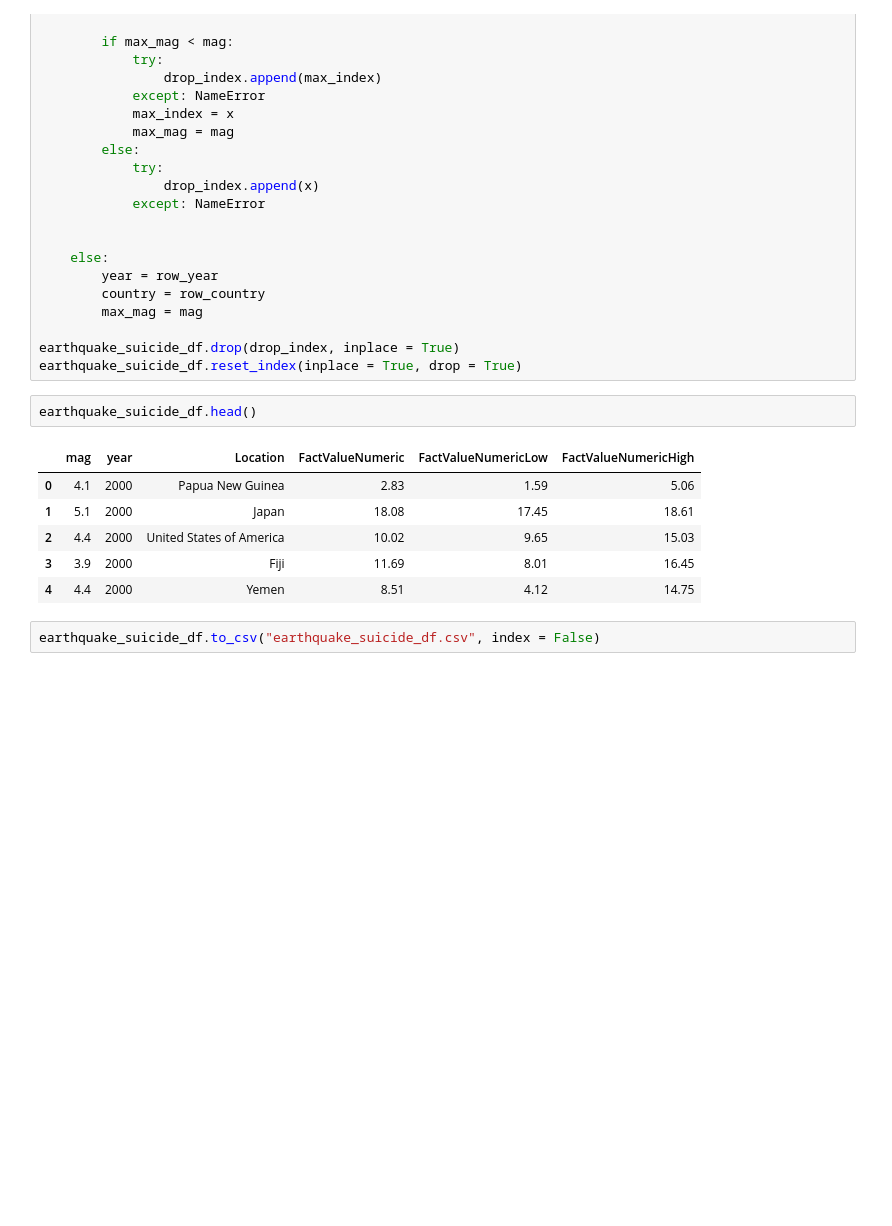
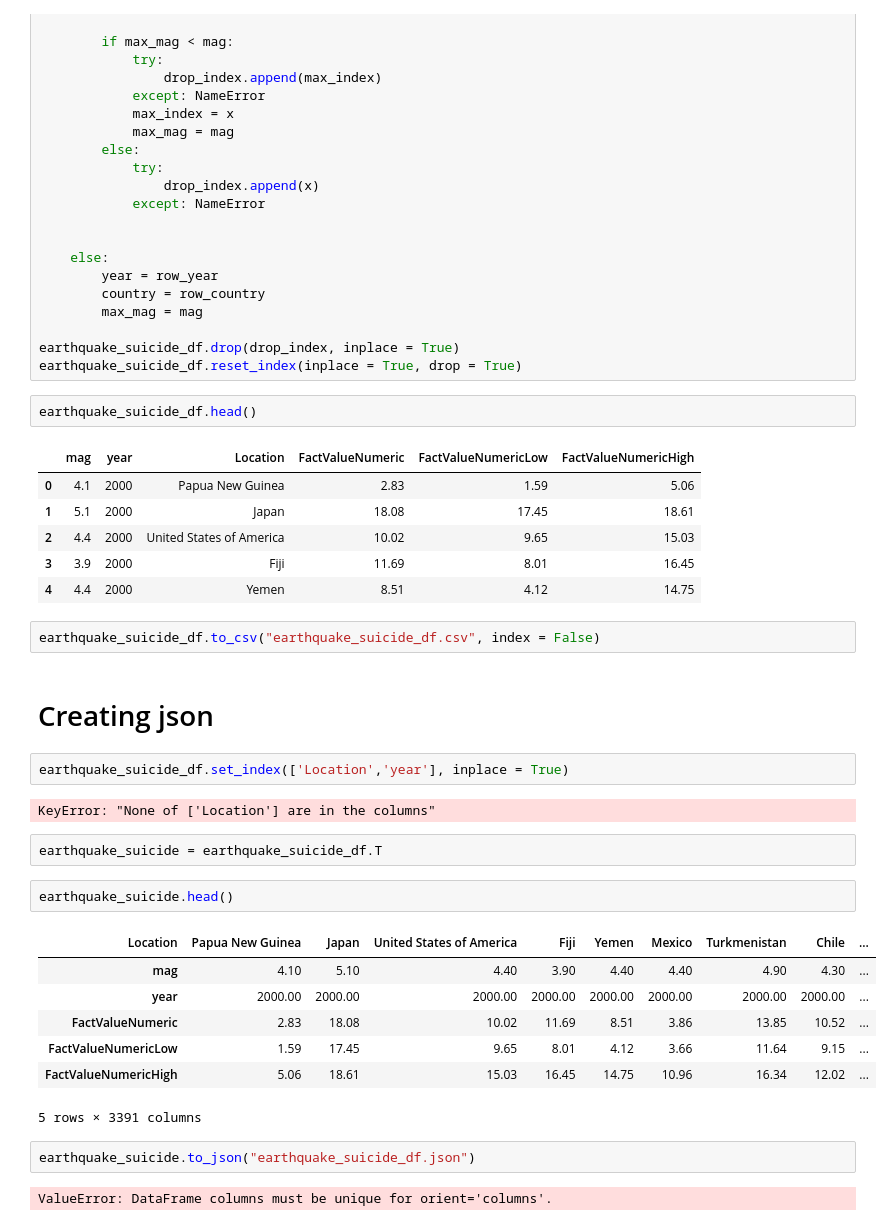
Before and after one commit to SRoethlisberger85/Earthquake_Analysis, a Jupyter notebook: suicide_data_analysis.ipynb, the cells around one changed output. Cells and saved outputs as stored; diff of their text form; blank space fills up the shorter version.

Commit message:
trying to work in js. created json for earthquakes_suicide

```diff
--- a/suicide_data_analysis.ipynb
+++ b/suicide_data_analysis.ipynb
@@ -336,3 +336,25 @@ earthquake_suicide_df.head()
 | 4 | 4.4 | 2000 | Yemen | 8.51 | 4.12 | 14.75 |
 # %%
 earthquake_suicide_df.to_csv("earthquake_suicide_df.csv", index = False)
+# %% [markdown]
+# Creating json
+# %%
+earthquake_suicide_df.set_index(['Location','year'], inplace = True)
+# %% [output]
+KeyError: "None of ['Location'] are in the columns"
+# %%
+earthquake_suicide = earthquake_suicide_df.T
+# %%
+earthquake_suicide.head()
+# %% [output]
+| Location | Papua New Guinea | Japan | United States of America | Fiji | Yemen | Mexico | Turkmenistan | Chile | ... |
+| mag | 4.10 | 5.10 | 4.40 | 3.90 | 4.40 | 4.40 | 4.90 | 4.30 | ... |
+| year | 2000.00 | 2000.00 | 2000.00 | 2000.00 | 2000.00 | 2000.00 | 2000.00 | 2000.00 | ... |
+| FactValueNumeric | 2.83 | 18.08 | 10.02 | 11.69 | 8.51 | 3.86 | 13.85 | 10.52 | ... |
+| FactValueNumericLow | 1.59 | 17.45 | 9.65 | 8.01 | 4.12 | 3.66 | 11.64 | 9.15 | ... |
+| FactValueNumericHigh | 5.06 | 18.61 | 15.03 | 16.45 | 14.75 | 10.96 | 16.34 | 12.02 | ... |
+5 rows × 3391 columns
+# %%
+earthquake_suicide.to_json("earthquake_suicide_df.json")
+# %% [output]
+ValueError: DataFrame columns must be unique for orient='columns'.
```
Also changed, not shown: 4 other files.
